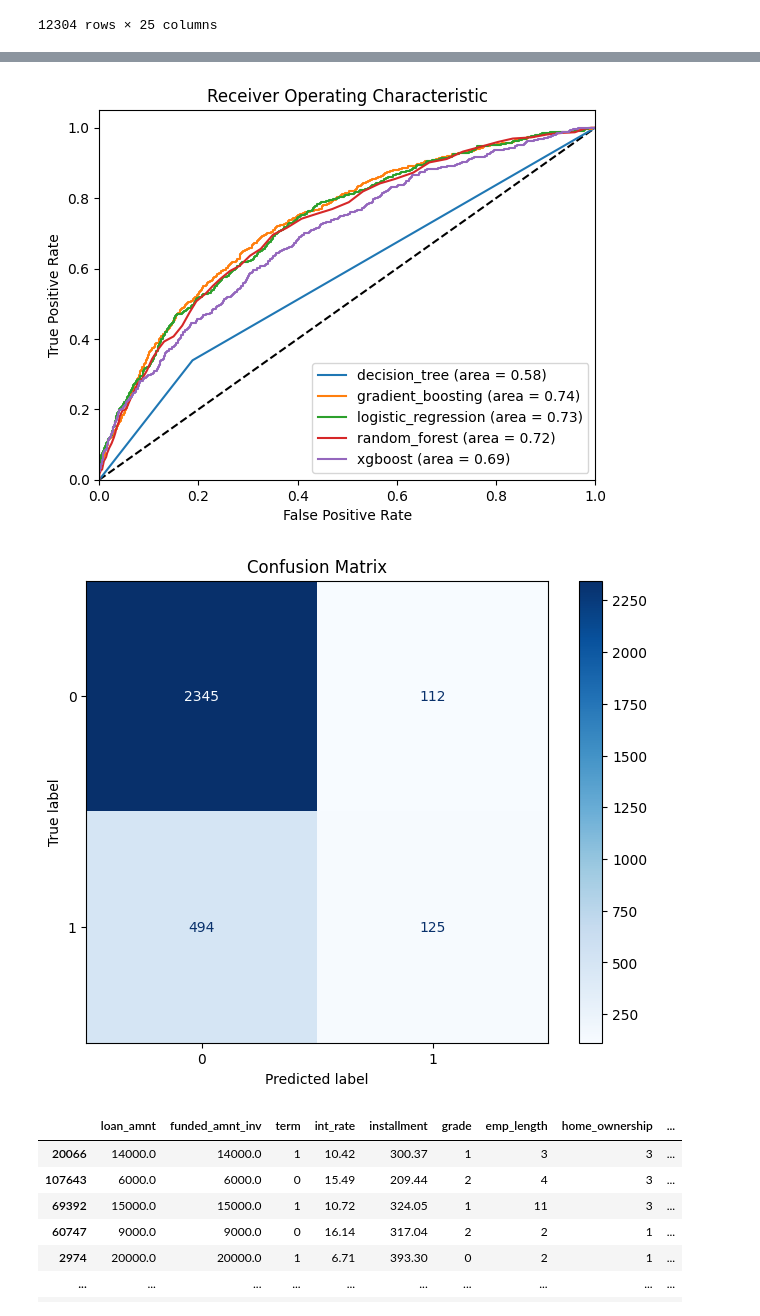
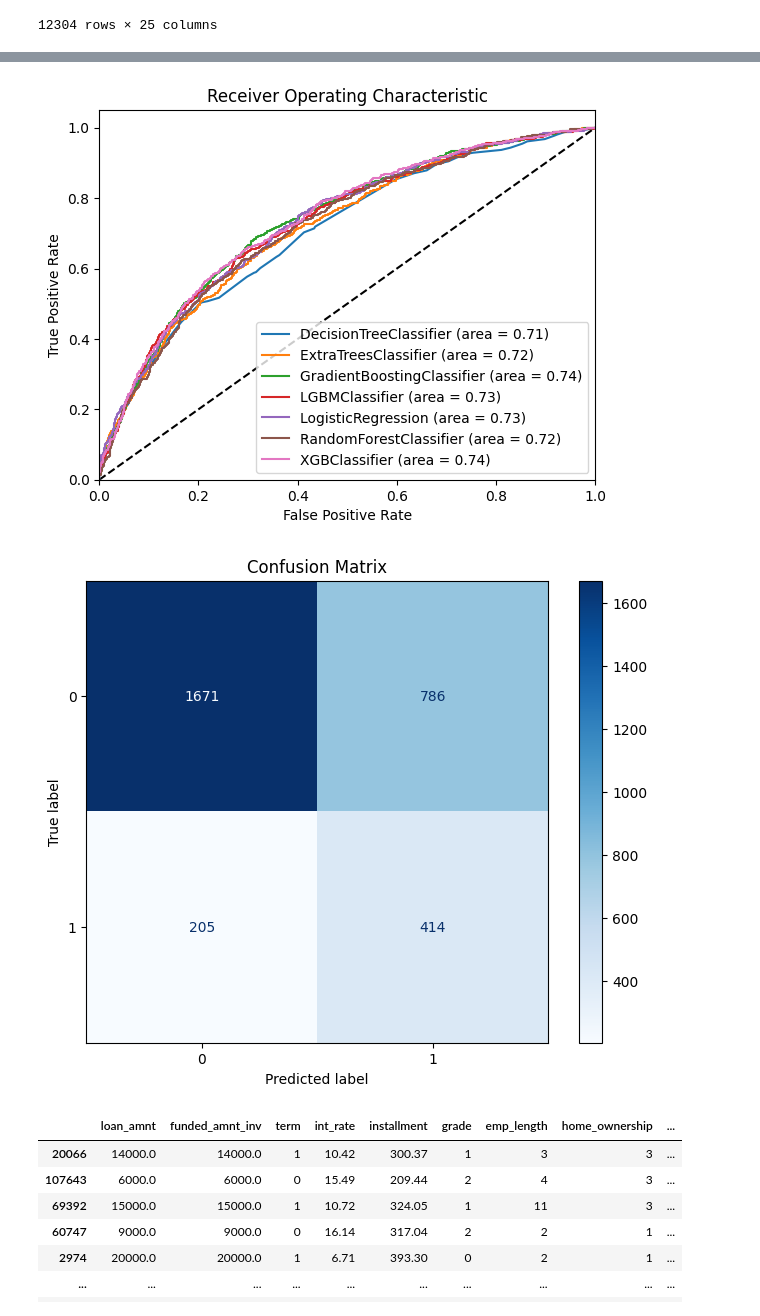
Before and after one commit to hoobys/Reproducible-Research-uni-project, a Jupyter notebook: report.ipynb, the cells around one changed output, grey strips where cells are left out. Saved outputs shown, nothing was run; the diff lists cells and outputs as text; code cells hidden in the pictures.

Commit message:
hyperopt models

```diff
--- a/report.ipynb
+++ b/report.ipynb
@@ -246,19 +405,20 @@ from rr_project.train_models import train_and_save_models
 # %%
-from rr_project.visualization import load_models_and_generate_roc
+import rr_project.visualization as v
+reload(v)
 import matplotlib.pyplot as plt
 
-load_models_and_generate_roc("./models", X_test, y_test, suffix="_model.pkl")
+v.load_models_and_generate_roc("./models", X_test, y_test, suffix="_model_iv_cv.pkl")
 
 plt.show()
 # %% [output]
-[figure, old version]
+[figure, new version]
 # %%
 from rr_project.visualization import load_model_and_generate_confusion_matrix
 
-load_model_and_generate_confusion_matrix("./models/xgboost_model.pkl", X_test, y_test)
+load_model_and_generate_confusion_matrix("./models/XGBClassifier_model_iv_cv.pkl", X_test, y_test)
 plt.show()
 # %% [output]
-[figure, old version]
+[figure, new version]
 # %%
 X_train_xgb, X_test_xgb, y_train_xgb, y_test_xgb = split_data(
     df_features_xgb.drop(["target"], axis=1), df_features_xgb["target"]
```
Also changed, not shown: parts of 11 cells of this notebook, 11 other files.
